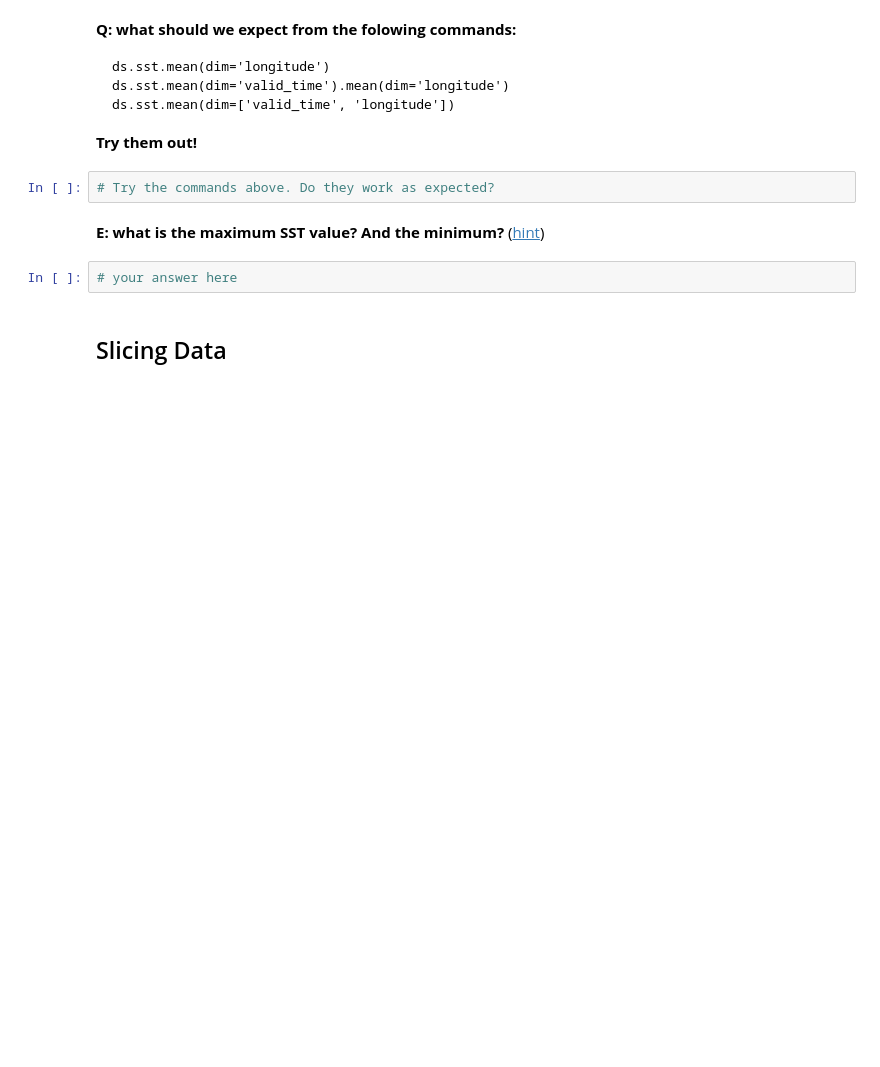
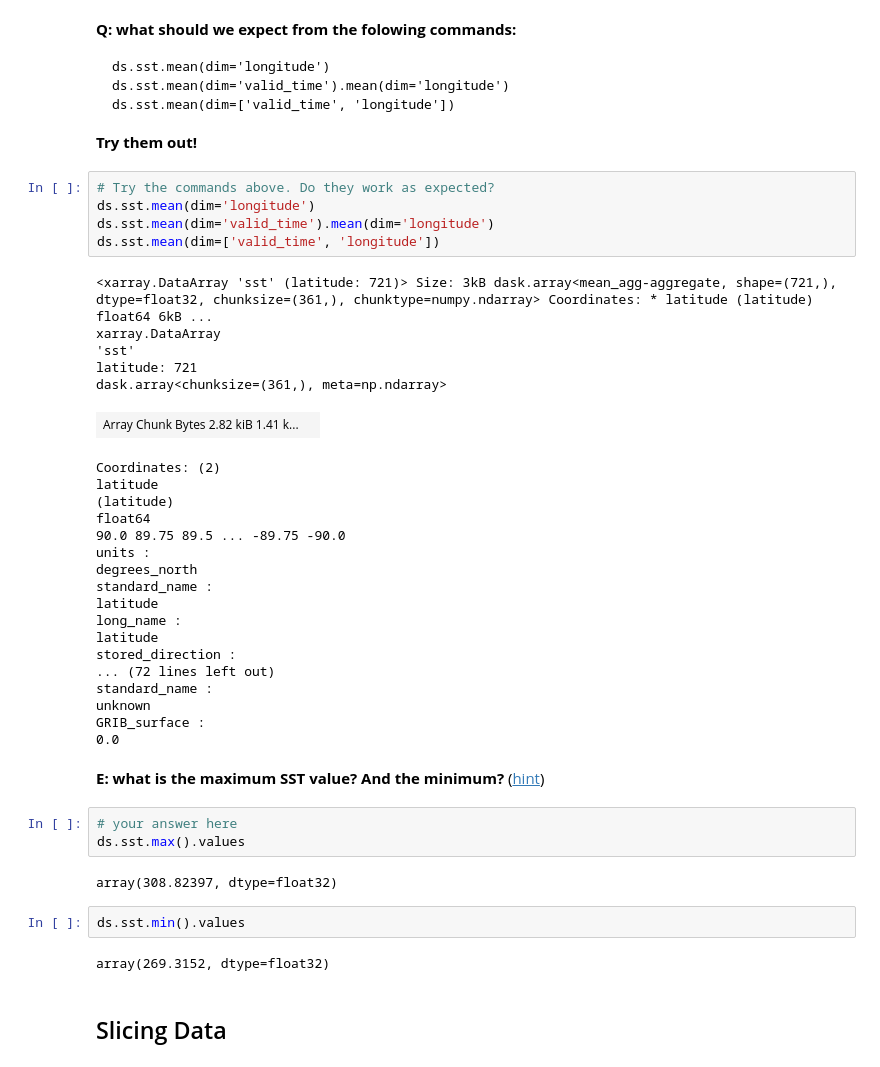
Before and after one commit to wartluma/ISAT_420_S26_Shared, a Jupyter notebook: W8_Xarray_Gridded_Data/Code/griddedData_netcdf.ipynb, the cells around one changed output. Cells and saved outputs as stored; diff of their text form; blank space fills up the shorter version.

```diff
--- a/W8_Xarray_Gridded_Data/Code/griddedData_netcdf.ipynb
+++ b/W8_Xarray_Gridded_Data/Code/griddedData_netcdf.ipynb
@@ -195,10 +537,44 @@ ds.sst.mean().values
 **Try them out!**
 # %%
 # Try the commands above. Do they work as expected?
+ds.sst.mean(dim='longitude')
+ds.sst.mean(dim='valid_time').mean(dim='longitude')
+ds.sst.mean(dim=['valid_time', 'longitude'])
+# %% [output]
+<xarray.DataArray 'sst' (latitude: 721)> Size: 3kB dask.array<mean_agg-aggregate, shape=(721,), dtype=float32, chunksize=(361,), chunktype=numpy.ndarray> Coordinates: * latitude (latitude) float64 6kB ...
+xarray.DataArray
+'sst'
+latitude: 721
+dask.array<chunksize=(361,), meta=np.ndarray>
+| Array Chunk Bytes 2.82 kiB 1.41 k... |  |
+Coordinates: (2)
+latitude
+(latitude)
+float64
+90.0 89.75 89.5 ... -89.75 -90.0
+units :
+degrees_north
+standard_name :
+latitude
+long_name :
+latitude
+stored_direction :
+... (72 lines left out)
+standard_name :
+unknown
+GRIB_surface :
+0.0
 # %% [markdown]
 **E: what is the maximum SST value? And the minimum?** ([hint](http://xarray.pydata.org/en/stable/generated/xarray.DataArray.min.html))
+# %%
+# your answer here
+ds.sst.max().values
+# %% [output]
+array(308.82397, dtype=float32)
 # %%
-# your answer here
+ds.sst.min().values
+# %% [output]
+array(269.3152, dtype=float32)
 # %% [markdown]
 ## Slicing Data
 # %% [markdown]
```
Also changed, not shown: parts of 14 cells of this notebook.
